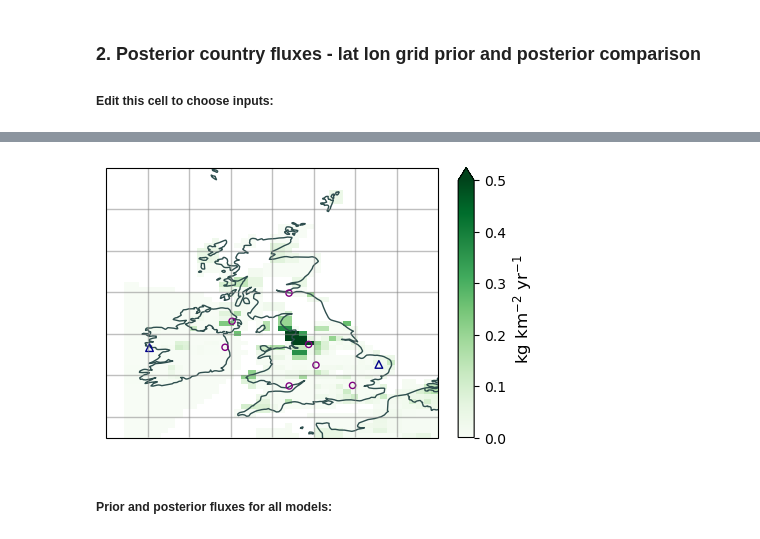
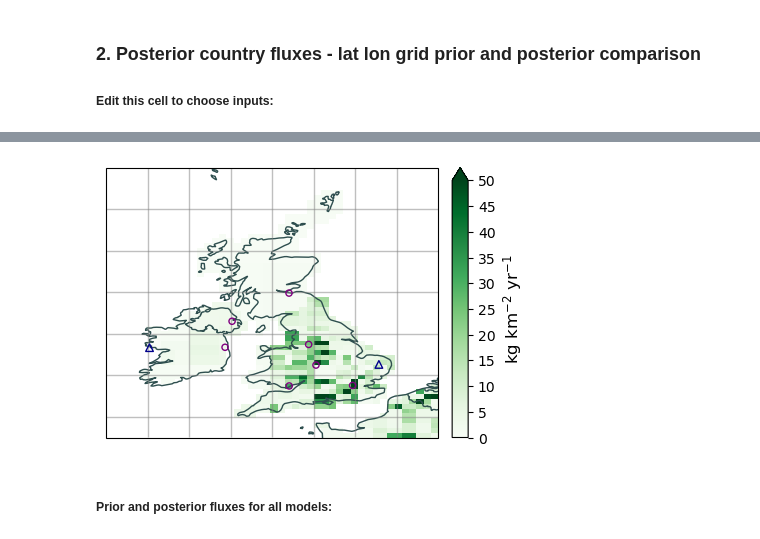
Before and after one commit to openghg/fluxie, a Jupyter notebook: PARIS_inversion_results_NISC.ipynb, the cells around one changed output, grey strips where cells are left out. Cells and saved outputs as stored; diff of their text form; code cells hidden in the pictures.

Commit message:
simplfied spatial flux plots for NISC branch

```diff
--- a/PARIS_inversion_results_NISC.ipynb
+++ b/PARIS_inversion_results_NISC.ipynb
@@ -246,16 +246,14 @@ for species in species_all:
 # %%
 ###################################
 ### edit variables in this block
-#species_all = ['hfc134a','hfc143a','hfc125','hfc32','hfc23','hfc152a','hfc365mfc',
-#             'hfc4310mee','hfc245fa','hfc227ea','pfc218','pfc318','pfc116','cf4','nf3']
-#             'ch4','n2o','sf6']
-species_all = ['pfc218']
+species_all = ['hfc134a','hfc143a','hfc125','hfc32','hfc23',
+               'hfc152a','hfc365mfc','hfc4310mee','hfc245fa','hfc227ea',
+             'pfc218','pfc318','pfc116','cf4','nf3','sf6','ch4','n2o']
+species_all = ['hfc134a']
 
 start_date = '2020-01-01' #inclusive. Option to set as list of dates, e.g. ['2018-01-01','2019-01-01'] which is required for total fgases if one model is missing obs for a year
 end_date = '2024-01-01' #not inclusive. Option to set as list of dates, e.g. ['2023-01-01','2022-01-01'] which is required for total fgases if one model is missing obs for a year
 
-#output_path = f'/project/InTEM_GHG/inversion/PARIS_results_sharing/plots/2024_11_NISC/{species}_posterior_map{outnames[i]}_UK.png'
-#output_path = f'/project/InTEM_GHG/inversion/PARIS_results_sharing/plots/2024_11_NISC/{species}_posterior_map_yearly_CWEU.png'
 save = False
 ###################################
 
@@ -264,38 +262,35 @@ for species in species_all:
     if 'hfc' in species or 'pfc' in species or 'cf' in species:
         models = [f'intem_species_1yr']
         period_override = ['yearly']
-        #chop_by = ['2020-01-01','2021-01-01','2022-01-01','2023-01-01']
-        chop_by = [start_date]
-        dt_all = [4] #only used for annual plots, otherwise is set to None in plotting code
+        season_all = [None]
         outnames = ['']
+        mask_sea_areas = True
     elif species == 'ch4':
         models = [f'intem_{species}_shortrun_monthly']
         period_override = ['monthly']
-        chop_by = 'season'
-        dt_all = [[12,1,2],[3,4,5],[6,7,8],[9,10,11]]
+        season_all = ['DJF','MAM','JJA','SON']
         outnames = ['_winter','_spring','_summer','_autumn']
+        mask_sea_areas = False
     elif species == 'n2o':
         models = [f'intem_{species}_longrun_monthly']
         period_override = ['monthly']
-        chop_by = 'season'
-        dt_all = [[12,1,2],[3,4,5],[6,7,8],[9,10,11]]
+        season_all = ['DJF','MAM','JJA','SON']
         outnames = ['_winter','_spring','_summer','_autumn']
+        mask_sea_areas = False
     elif species == 'sf6':
         models = ['intem_sf6_longrun']
         period_override = ['yearly']
-        chop_by = [start_date]
-        dt_all = [4] #only used for annual plots, otherwise is set to None in plotting code
+        season_all = [None]
         outnames = ['']
+        mask_sea_areas = True
     elif species == 'nf3':
         models = ['intem_nf3_shortrun']
         period_override = ['yearly']
-        chop_by = [start_date]
-        #chop_by = ['2020-01-01','2021-01-01','2022-01-01','2023-01-01'] #for annual plots
-        dt_all = [4] #only used for annual plots, otherwise is set to None in plotting code
+        season_all = [None]
         outnames = ['']
+        mask_sea_areas = True
 
-    regions = ['UK']
-    scale_co2eq = True
+    ###################################
 
     # used to update priors in filesnames, based on the species and the species_prior dictionary above
     m_data_updated = copy.deepcopy(m_data)
@@ -303,16 +298,13 @@ for species in species_all:
         for k in m_data.keys():
             m_data_updated[k]['filename'] = m_data[k]['filename'].replace('*',species_prior[species])
 
-    ###################################
-
     ds_all_flux = func.read_flux(data_dir,species,models,s_data,m_data,period_override=period_override)
 
     ds_all_flux_scaled = {}
 
     for m in models:
         ds_all_flux_scaled[m] = func.slice_flux({m:ds_all_flux[m]},start_date,end_date,s_data,scale_units=True,
-                                                scale_co2eq=False,
-                                    species=species)[m]
+                                                scale_co2eq=False,species=species)[m]
 
     model_colors = func.set_model_colors_2(models,m_colors)
 
@@ -322,38 +314,36 @@ for species in species_all:
     cmap = 'Greens'         #flux colour (e.g. 'viridis', 'coolwarm') #use 'green', 'blue' or 'greyscale' to replicate NISC plots
     cmap_diff = 'coolwarm'
     c_border = 'darkslategrey' #country boundary colour (e.g. 'floralwhite', 'dimgrey')
-    season = None
-    var = 'flux_total_posterior'  #variable to be plotted. Options for: 'flux_total_posterior', 'flux_total_prior', 'posterior_prior_diff'
+    var = 'flux_total_posterior'  #variable to be plotted. Options for: 'flux_total_posterior', 'flux_total_prior'
     plot_site_locations = True    #If True, adds markers to plots at locations of obs sites
-    plot_point_markers = ['london','cardiff','edinburgh',
-                        'belfast','dublin','manchester','birmingham'] #plot a marker at these locations, options for 'paris', 'london', 'nw_england' (PFC-218 source) or any value [lon,lat]
+    plot_point_markers = ['london','cardiff','edinburgh','belfast','dublin','manchester','birmingham'] #plot a marker at these locations, options for 'paris', 'london', 'nw_england' (PFC-218 source) or any value [lon,lat]
     plot_inversion_grid_flux = True #If True, plots fluxes at resolution of inversion, if False, plots at the resolution of the prior
     scale_to_kgkm2yr = True #If True, outputs fluxes in kg/km2/year. If False, uses mol/m2/s.
     nir_style_plot = True #If True, adds NIR-style formatting, e.g. adjusts scales, uses different symbols for point_source_markers etc.
-    mask_sea_areas = False   #If True, sets all 'sea' areas to 'nan'.
-    include_threshold = True #If True, sets a minimum plotting value, using values set in the first cell of this notebook.
+    include_threshold = False #If True, sets a minimum plotting value, using values set in the first cell of this notebook.
     ###################################
 
-    for i,dt in enumerate(dt_all):
+    for i,season in enumerate(season_all):
 
-        if type(dt) == list:
-            dt = [dt]
+        output_path = f'/project/InTEM_GHG/inversion/PARIS_results_sharing/plots/2024_11_NISC/{species}_posterior_map{outnames[i]}_UK.png'
+
         if include_threshold == True:
             threshold_scale = threshold_scales[species]
         else:
             threshold_scale = None
 
-        fig = func.plot_spatial_flux_per_timestamp(ds_all_flux_scaled,species,plot_area,end_date,s_data,m_data,
-                                                    cmap=cmap,c_border=c_border,
-                                                    var=var,chop_by=chop_by,dt=dt,period_override=period_override,
-                                                    plot_site_locations=plot_site_locations,
-                                                    plot_point_markers=plot_point_markers,
-                                                    plot_inversion_grid_flux=plot_inversion_grid_flux,
-                                                    scale_to_kgkm2yr=scale_to_kgkm2yr,
-                                                    nir_style_plot=nir_style_plot,mask_sea_areas=mask_sea_areas,
-                                                    threshold_scale=threshold_scale)
+        fig = func.plot_spatial_flux_one_variable(ds_all=ds_all_flux_scaled,species=species,plot_area=plot_area,
+                                                  s_data=s_data,m_data=m_data,var=var,
+                                                  cmap=cmap,cmap_diff=cmap_diff,c_border=c_border,
+                                                  period_override=period_override,plot_site_locations=plot_site_locations,
+                                                  plot_point_markers=plot_point_markers,season=season,
+                                                  plot_inversion_grid_flux=plot_inversion_grid_flux,
+                                                  scale_to_kgkm2yr=scale_to_kgkm2yr,
+                                                  nir_style_plot=nir_style_plot,mask_sea_areas=mask_sea_areas,
+                                                  threshold_scale=threshold_scale)
 
-        #if save == True:
-            #fig.savefig(output_path,bbox_inches='tight',pad_inches=0.2,dpi=300)
+        if save == True:
+            fig.savefig(output_path,bbox_inches='tight',pad_inches=0.2,dpi=300)
+            print(f'Saved to: {output_path}')
 # %% [output]
 Attempting to read data from intem_species_1yr
@@ -370 +359 @@ Edit lines below line 3495 to change marker colour
-[figure, old version]
+[figure, new version]
```
Also changed, not shown: parts of 2 cells of this notebook, 1 other file.
